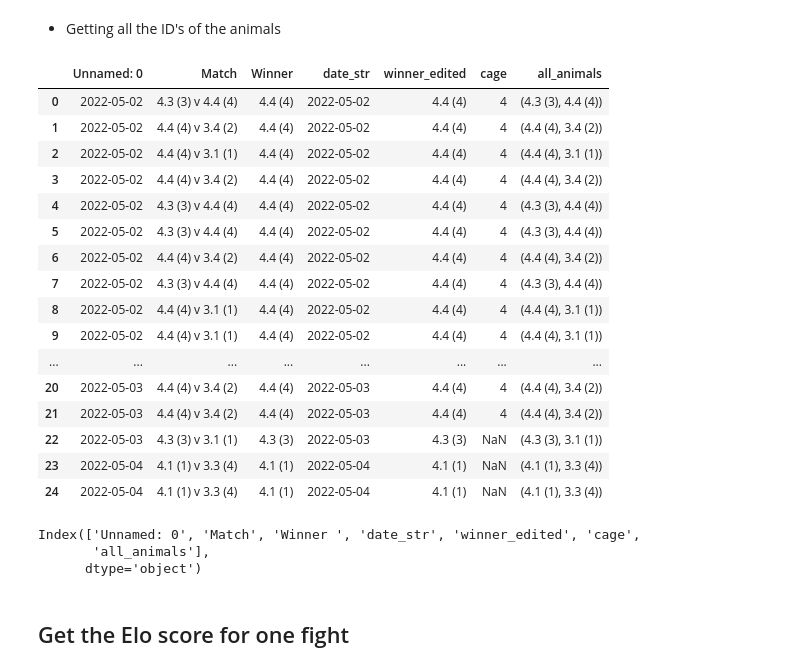
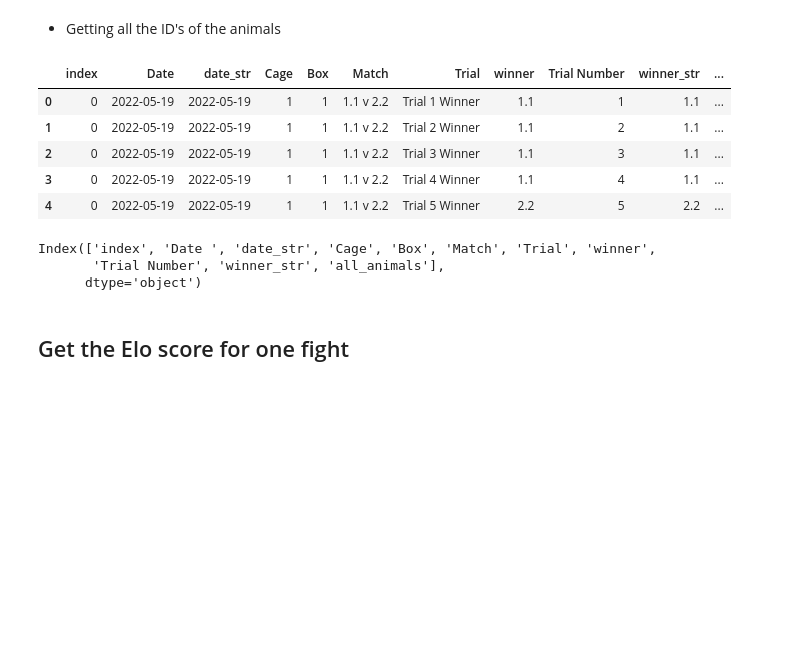
Before and after one commit to padillacoreanolab/literature_review_processing, a Jupyter notebook: results/elo_score_testing/elo_score_testing.ipynb, the cells around one changed output. Saved outputs shown, nothing was run; the diff lists cells and outputs as text; code cells hidden in the pictures; blank space fills up the shorter version.

Commit message:
nb: reward competition

```diff
--- a/results/elo_score_testing/elo_score_testing.ipynb
+++ b/results/elo_score_testing/elo_score_testing.ipynb
@@ -729,0 +734,6 @@ home_cage_observations_df.head()
+# %%
+melted_reward_competition_df["Trial Number"] = melted_reward_competition_df["Trial"].apply(lambda x: int(re.search(r'\d+', x).group())
+)
+# %%
+
+reordered_reward_competition_df = melted_reward_competition_df.sort_values(['index', 'Trial Number'], ascending=[True, True]).reset_index(drop=True)
@@ -729,0 +756,2 @@ home_cage_observations_df.head()
+# %%
+reordered_reward_competition_df["winner_str"] = reordered_reward_competition_df["winner"].apply(lambda x: str(x).lower().strip())
@@ -733,33 +767,22 @@ home_cage_observations_df.head()
 - Getting all the ID's of the animals
 # %%
 # Splitting by "v" and stripping all the spaces
-home_cage_observations_df["all_animals"] = home_cage_observations_df["Match"].apply(lambda x: tuple([animal.strip() for animal in x.split("v")]))
+reordered_reward_competition_df["all_animals"] = reordered_reward_competition_df["Match"].apply(lambda x: tuple([animal.strip() for animal in x.split("v")]))
 # %%
-home_cage_observations_df.head(n=25)
+reordered_reward_competition_df.head()
 # %% [output]
-|  | Unnamed: 0 | Match | Winner | date_str | winner_edited | cage | all_animals |
-| 0 | 2022-05-02 | 4.3 (3) v 4.4 (4) | 4.4 (4) | 2022-05-02 | 4.4 (4) | 4 | (4.3 (3), 4.4 (4)) |
-| 1 | 2022-05-02 | 4.4 (4) v 3.4 (2) | 4.4 (4) | 2022-05-02 | 4.4 (4) | 4 | (4.4 (4), 3.4 (2)) |
-| 2 | 2022-05-02 | 4.4 (4) v 3.1 (1) | 4.4 (4) | 2022-05-02 | 4.4 (4) | 4 | (4.4 (4), 3.1 (1)) |
-| 3 | 2022-05-02 | 4.4 (4) v 3.4 (2) | 4.4 (4) | 2022-05-02 | 4.4 (4) | 4 | (4.4 (4), 3.4 (2)) |
-| 4 | 2022-05-02 | 4.3 (3) v 4.4 (4) | 4.4 (4) | 2022-05-02 | 4.4 (4) | 4 | (4.3 (3), 4.4 (4)) |
-| 5 | 2022-05-02 | 4.3 (3) v 4.4 (4) | 4.4 (4) | 2022-05-02 | 4.4 (4) | 4 | (4.3 (3), 4.4 (4)) |
-| 6 | 2022-05-02 | 4.4 (4) v 3.4 (2) | 4.4 (4) | 2022-05-02 | 4.4 (4) | 4 | (4.4 (4), 3.4 (2)) |
-| 7 | 2022-05-02 | 4.3 (3) v 4.4 (4) | 4.4 (4) | 2022-05-02 | 4.4 (4) | 4 | (4.3 (3), 4.4 (4)) |
-| 8 | 2022-05-02 | 4.4 (4) v 3.1 (1) | 4.4 (4) | 2022-05-02 | 4.4 (4) | 4 | (4.4 (4), 3.1 (1)) |
-| 9 | 2022-05-02 | 4.4 (4) v 3.1 (1) | 4.4 (4) | 2022-05-02 | 4.4 (4) | 4 | (4.4 (4), 3.1 (1)) |
-| ... | ... | ... | ... | ... | ... | ... | ... |
-| 20 | 2022-05-03 | 4.4 (4) v 3.4 (2) | 4.4 (4) | 2022-05-03 | 4.4 (4) | 4 | (4.4 (4), 3.4 (2)) |
-| 21 | 2022-05-03 | 4.4 (4) v 3.4 (2) | 4.4 (4) | 2022-05-03 | 4.4 (4) | 4 | (4.4 (4), 3.4 (2)) |
-| 22 | 2022-05-03 | 4.3 (3) v 3.1 (1) | 4.3 (3) | 2022-05-03 | 4.3 (3) | NaN | (4.3 (3), 3.1 (1)) |
-| 23 | 2022-05-04 | 4.1 (1) v 3.3 (4) | 4.1 (1) | 2022-05-04 | 4.1 (1) | NaN | (4.1 (1), 3.3 (4)) |
-| 24 | 2022-05-04 | 4.1 (1) v 3.3 (4) | 4.1 (1) | 2022-05-04 | 4.1 (1) | NaN | (4.1 (1), 3.3 (4)) |
+|  | index | Date | date_str | Cage | Box | Match | Trial | winner | Trial Number | winner_str | ... |
+| 0 | 0 | 2022-05-19 | 2022-05-19 | 1 | 1 | 1.1 v 2.2 | Trial 1 Winner | 1.1 | 1 | 1.1 | ... |
+| 1 | 0 | 2022-05-19 | 2022-05-19 | 1 | 1 | 1.1 v 2.2 | Trial 2 Winner | 1.1 | 2 | 1.1 | ... |
+| 2 | 0 | 2022-05-19 | 2022-05-19 | 1 | 1 | 1.1 v 2.2 | Trial 3 Winner | 1.1 | 3 | 1.1 | ... |
+| 3 | 0 | 2022-05-19 | 2022-05-19 | 1 | 1 | 1.1 v 2.2 | Trial 4 Winner | 1.1 | 4 | 1.1 | ... |
+| 4 | 0 | 2022-05-19 | 2022-05-19 | 1 | 1 | 1.1 v 2.2 | Trial 5 Winner | 2.2 | 5 | 2.2 | ... |
-# %%
-home_cage_observations_df.columns
-# %% [output]
-Index(['Unnamed: 0', 'Match', 'Winner ', 'date_str', 'winner_edited', 'cage',
-       'all_animals'],
-      dtype='object')
+# %%
+reordered_reward_competition_df.columns
+# %% [output]
+Index(['index', 'Date ', 'date_str', 'Cage', 'Box', 'Match', 'Trial', 'winner',
+       'Trial Number', 'winner_str', 'all_animals'],
+      dtype='object')
 # %% [markdown]
 ## Get the Elo score for one fight
 # %%
```
Also changed, not shown: parts of 30 cells of this notebook.
